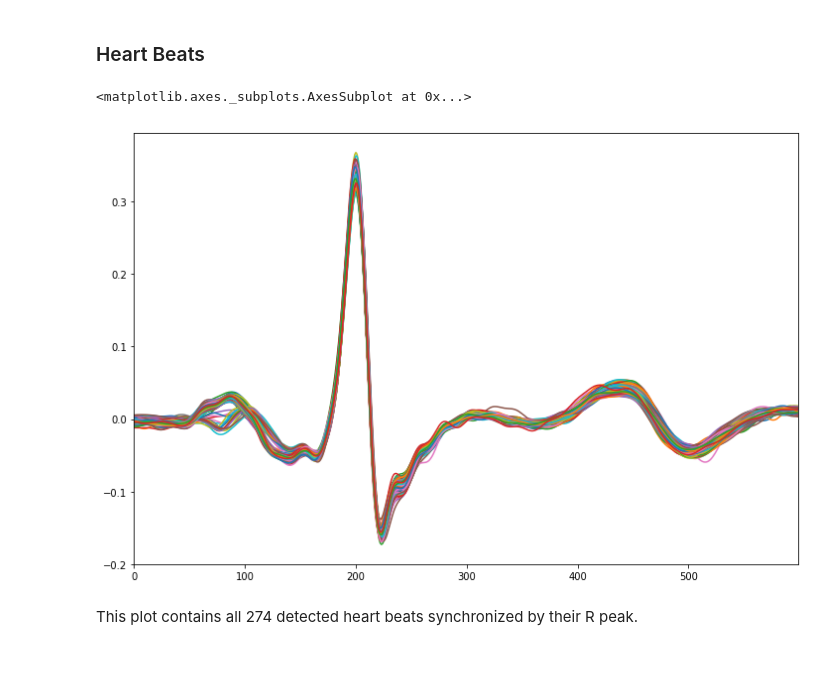
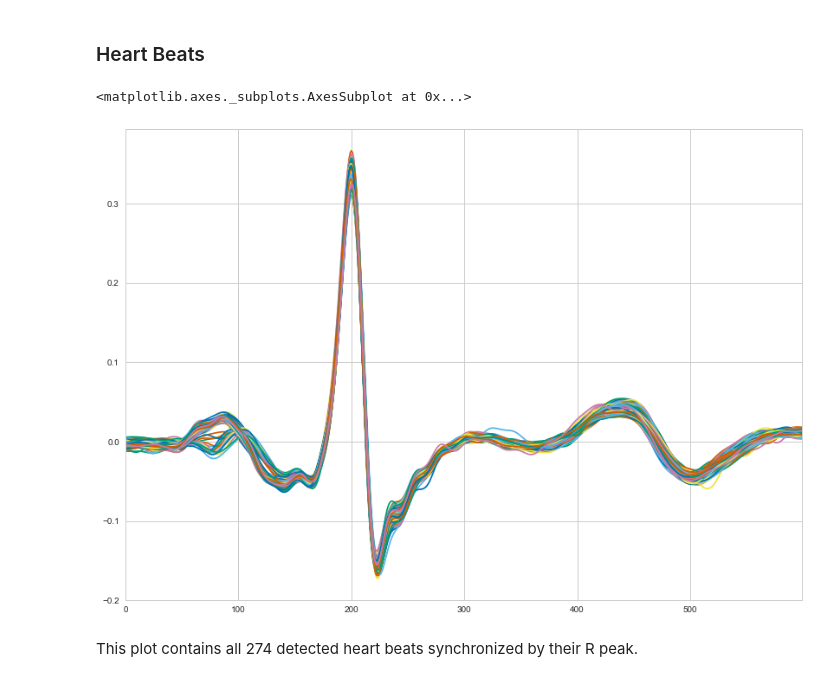
Before and after one commit to neuropsychology/NeuroKit.py, a Jupyter notebook: examples/Bio/bio_processing.ipynb, the cells around one changed output. Saved outputs shown, nothing was run; the diff lists cells and outputs as text; code cells hidden in the pictures.

```diff
--- a/examples/Bio/bio_processing.ipynb
+++ b/examples/Bio/bio_processing.ipynb
@@ -5,10 +5,14 @@
 import neurokit as nk
 import pandas as pd
 import numpy as np
-import matplotlib
 
 %matplotlib inline
-matplotlib.rcParams['figure.figsize'] = [12.0, 8.0]  # Bigger figures
+import matplotlib
+matplotlib.rcParams['figure.figsize'] = [14.0, 10.0]  # Bigger figures
+
+import seaborn as sns
+sns.set_style("whitegrid")
+sns.set_palette(sns.color_palette("colorblind"))
 # %% [markdown]
 ## Import Data
 # %%
@@ -22,6 +26,6 @@ df contains 3.5 minutes of data recorded at 1000Hz. There are 4 channels, EDA, E
 # %% [markdown]
 ## Process it
 # %%
-bio_features = nk.process_bio(ecg=df["ECG"], rsp=df["RSP"], eda=df["EDA"])
-bio_features.keys()  # See what it contains
+bio = nk.process_bio(ecg=df["ECG"], rsp=df["RSP"], eda=df["EDA"])
+bio.keys()  # See what it contains
 # %% [output]
@@ -31,10 +40,10 @@ dict_keys(['Heart_Rate', 'SCR_Peaks_Amplitudes', 'EDA_Phasic', 'RSP_Rate', 'ECG_
 # %% [markdown]
 ### Heart Beats
 # %%
-pd.DataFrame(bio_features["Heart_Beats"]).T.plot(legend=False)  # Plot all the heart beats
+pd.DataFrame(bio["ECG_Features"]["Heart_Beats"]).T.plot(legend=False)  # Plot all the heart beats
 # %% [output]
 <matplotlib.axes._subplots.AxesSubplot at 0x...>
-[figure, old version]
+[figure, new version]
 # %% [markdown]
 This plot contains all 274 detected heart beats synchronized by their R peak.
 # %% [markdown]
```
Also changed, not shown: parts of 23 cells of this notebook, 2 other files.
